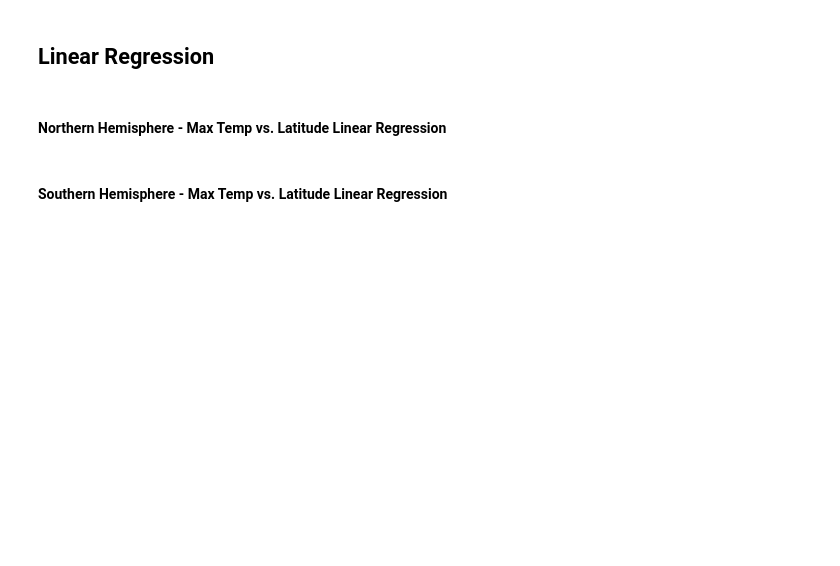
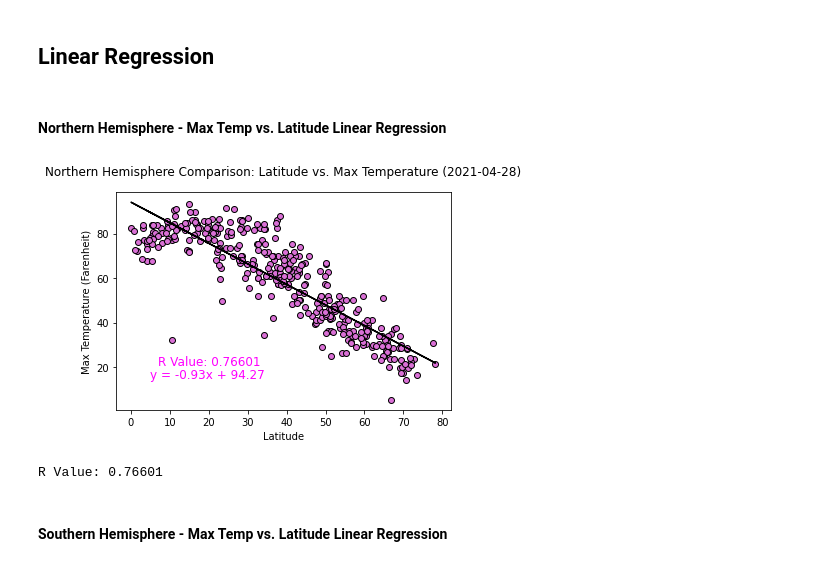
Before and after one commit to verocastillo/my-api-challenge, a Jupyter notebook: WeatherPy/WeatherPy.ipynb, the cells around one changed output. Cells and saved outputs as stored; diff of their text form; code cells hidden in the pictures; blank space fills up the shorter version.

Commit message:
Added png files for each plot. Only comments are pending.

```diff
--- a/WeatherPy/WeatherPy.ipynb
+++ b/WeatherPy/WeatherPy.ipynb
@@ -220,18 +299,22 @@ south_df = clean_city_data[clean_city_data['Lat'] < 0]
 # %%
 x_values = north_df['Lat']
 y_values = north_df['Max Temp']
 (slope, intercept, rvalue, pvalue, stderr) = linregress(x_values, y_values)
 regress_values = x_values * slope + intercept
 line_eq = "y = " + str(round(slope,2)) + "x + " + str(round(intercept,2))
-plt.scatter(x_values,y_values,c='orchid',edgecolors='magenta')
+plt.scatter(x_values,y_values,c='orchid',edgecolors='black')
 plt.plot(x_values,regress_values,"black")
-plt.annotate(line_eq,(5,15),fontsize=12,color="black")
+plt.annotate(line_eq,(5,15),fontsize=12,color="magenta")
 plt.annotate(f'R Value: {(rvalue**2).round(5)}',(7,21),fontsize=12,color="magenta")
 plt.xlabel("Latitude")
 plt.ylabel("Max Temperature (Farenheit)")
 plt.title(f'Northern Hemisphere Comparison: Latitude vs. Max Temperature ({retrievedate})', y=1.05)
+plt.savefig('north_latvstemp.png')
 plt.show()
 print(f'R Value: {(rvalue**2).round(5)}')
+# %% [output]
+[figure, added]
+R Value: 0.76601
 # %% [markdown]
 ####  Southern Hemisphere - Max Temp vs. Latitude Linear Regression
 # %%
```
Also changed, not shown: parts of 22 cells of this notebook, 13 other files.
